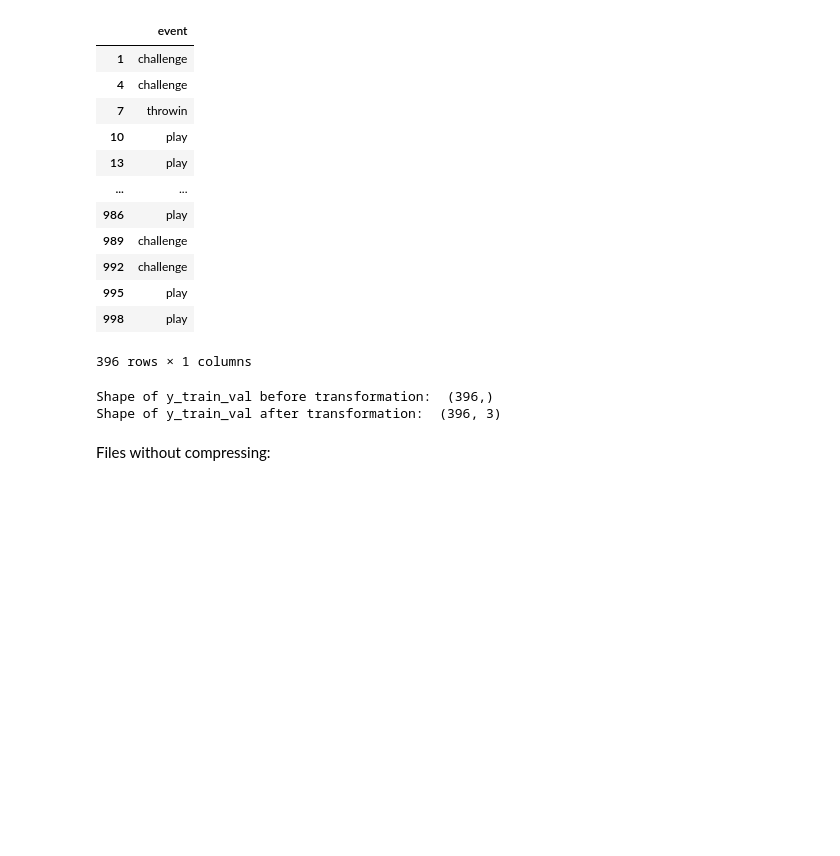
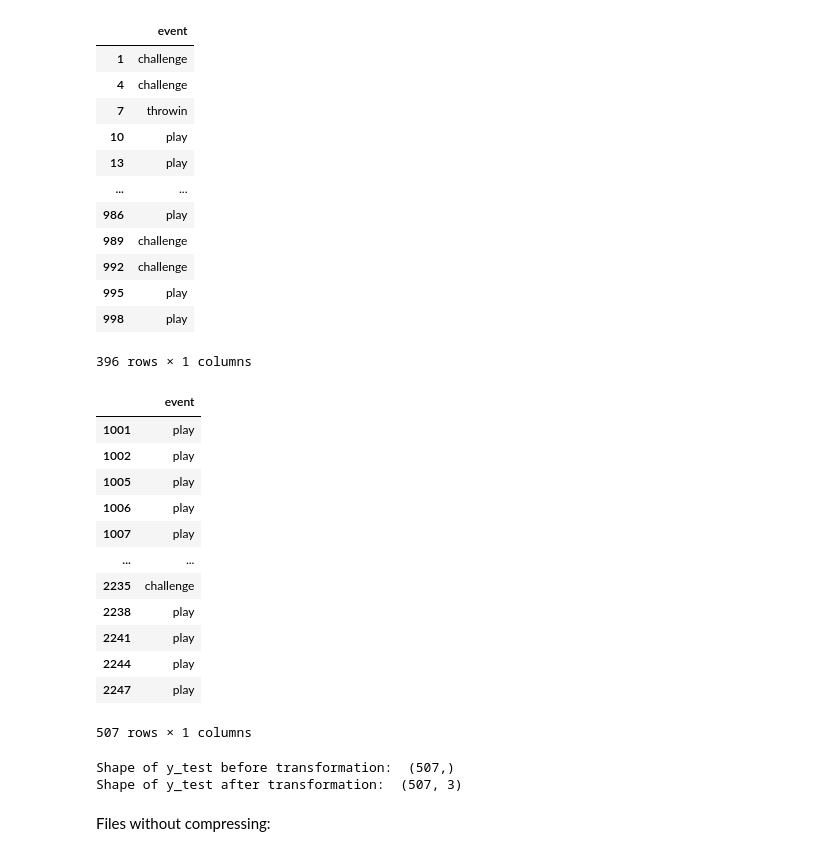
Before and after one commit to hmatzner/DFL-Bundesliga, a Jupyter notebook: Bundesliga.ipynb, the cells around one changed output. Cells and saved outputs as stored; diff of their text form; code cells hidden in the pictures; blank space fills up the shorter version.

Commit message:
evaluation on test data included, model always predicts majority class

```diff
--- a/Bundesliga.ipynb
+++ b/Bundesliga.ipynb
@@ -137,6 +154,42 @@ y_train_val.to_frame()
 | 995 | play |
 | 998 | play |
 396 rows × 1 columns
+# %%
+y_test = df_video2['event']
+y_test.to_frame()
+# %% [output]
+|  | event |
+| 1001 | play |
+| 1002 | play |
+| 1005 | play |
+| 1006 | play |
+| 1007 | play |
+| ... | ... |
+| 2235 | challenge |
+| 2238 | play |
+| 2241 | play |
+| 2244 | play |
+| 2247 | play |
+507 rows × 1 columns
+# %%
+from sklearn.preprocessing import OneHotEncoder
+
+encoder = OneHotEncoder(sparse=False, handle_unknown='ignore')
+
+current_feat = ['event']
+
+print('Shape of y_test before transformation: ', y_test.shape)
+y_test = y_test.to_frame()
+
+# Fit and transform data
+encoder.fit(y_test[current_feat])
+y_test[encoder.get_feature_names_out(list(current_feat))] = encoder.transform(y_test[current_feat])
+y_test = y_test.drop(columns=current_feat)
+
+print('Shape of y_test after transformation: ', y_test.shape)
+# %% [output]
+Shape of y_test before transformation:  (507,)
+Shape of y_test after transformation:  (507, 3)
 # %%
 from sklearn.preprocessing import OneHotEncoder
 
@@ -145,17 +198,14 @@ encoder = OneHotEncoder(sparse=False, handle_unknown='ignore')
 current_feat = ['event']
 
 print('Shape of y_train_val before transformation: ', y_train_val.shape)
-y_train_val = y_train_val.to_frame()
+y_test = y_test
 
 # Fit and transform data
 encoder.fit(y_train_val[current_feat])
-y_train_val[encoder.get_feature_names_out(list(current_feat))] = encoder.transform(y_train_val[current_feat])
+y_test[encoder.get_feature_names_out(list(current_feat))] = encoder.transform(y_train_val[current_feat])
 y_train_val = y_train_val.drop(columns=current_feat)
 
 print('Shape of y_train_val after transformation: ', y_train_val.shape)
-# %% [output]
-Shape of y_train_val before transformation:  (396,)
-Shape of y_train_val after transformation:  (396, 3)
 # %% [markdown]
 Files without compressing:
 # %%
```
Also changed, not shown: parts of 8 cells of this notebook.
